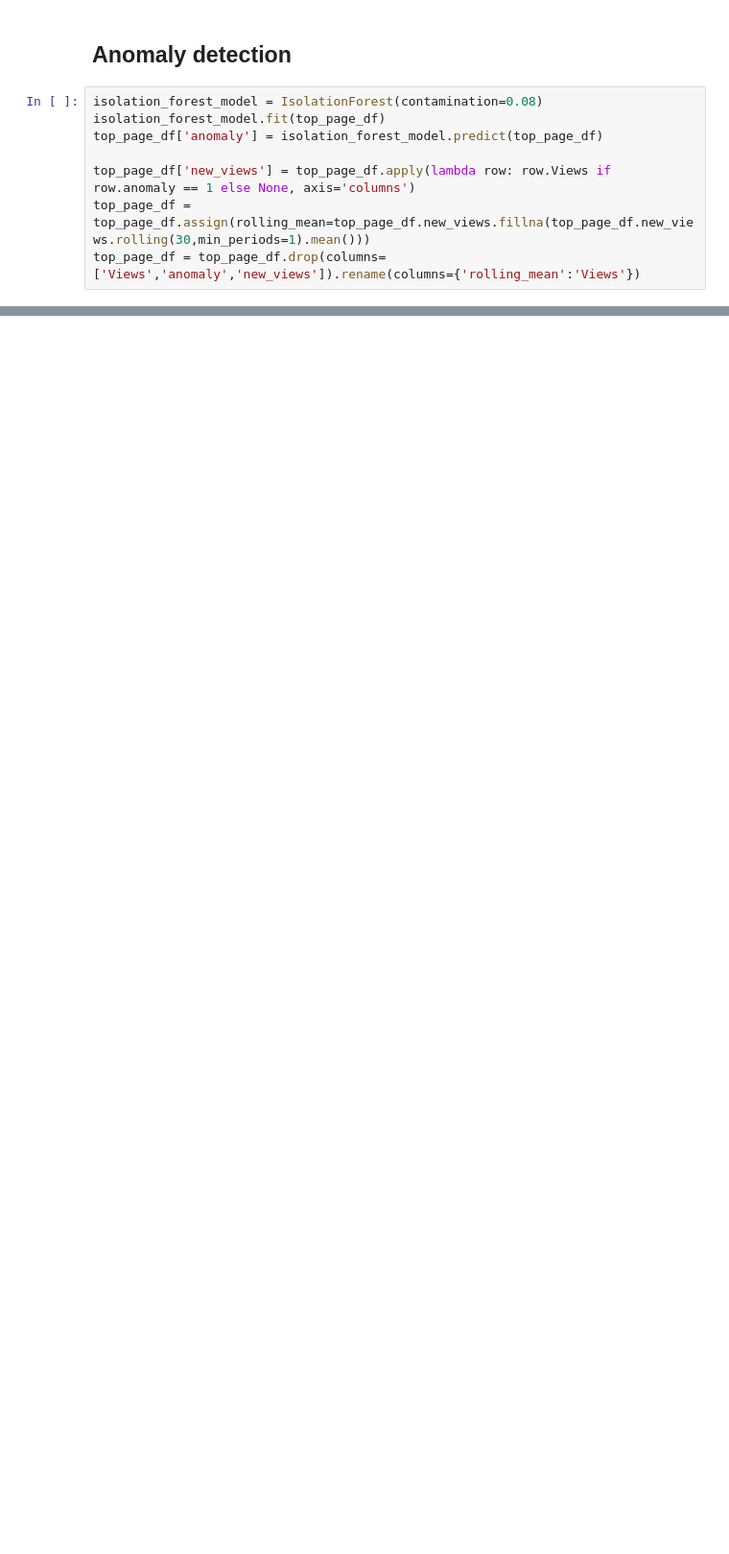
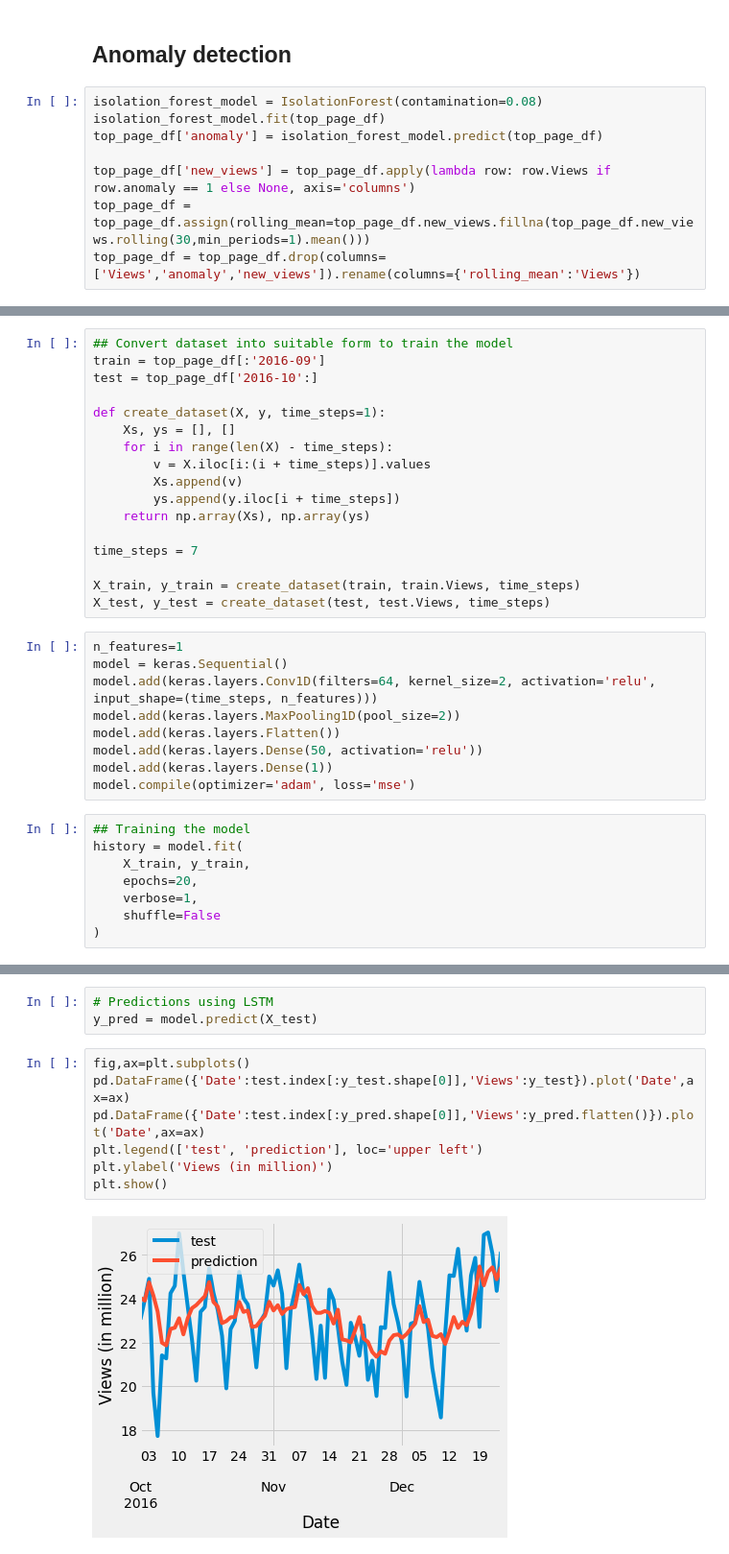
Before and after one commit to Subikshaa/Time-Series-Forecasting-on-Web-Traffic-Dataset, a Jupyter notebook: forecast_CNN.ipynb, the cells around one changed output, grey strips where cells are left out. Shown at 96% size. Cells and saved outputs as stored; diff of their text form; blank space fills up the shorter version.

Commit message:
Time series forecasting using CNN

```diff
--- a/forecast_CNN.ipynb
+++ b/forecast_CNN.ipynb
@@ -46,0 +51,34 @@ test = top_page_df['2016-10':]
+# %%
+## Convert dataset into suitable form to train the model
+train = top_page_df[:'2016-09']
+test = top_page_df['2016-10':]
+
+def create_dataset(X, y, time_steps=1):
+    Xs, ys = [], []
+    for i in range(len(X) - time_steps):
+        v = X.iloc[i:(i + time_steps)].values
+        Xs.append(v)
+        ys.append(y.iloc[i + time_steps])
+    return np.array(Xs), np.array(ys)
+
+time_steps = 7
+
+X_train, y_train = create_dataset(train, train.Views, time_steps)
+X_test, y_test = create_dataset(test, test.Views, time_steps)
+# %%
+n_features=1
+model = keras.Sequential()
+model.add(keras.layers.Conv1D(filters=64, kernel_size=2, activation='relu', input_shape=(time_steps, n_features)))
+model.add(keras.layers.MaxPooling1D(pool_size=2))
+model.add(keras.layers.Flatten())
+model.add(keras.layers.Dense(50, activation='relu'))
+model.add(keras.layers.Dense(1))
+model.compile(optimizer='adam', loss='mse')
+# %%
+## Training the model
+history = model.fit(
+    X_train, y_train,
+    epochs=20,
+    verbose=1,
+    shuffle=False
+)
@@ -46,0 +103,12 @@ test = top_page_df['2016-10':]
+# %%
+# Predictions using LSTM
+y_pred = model.predict(X_test)
+# %%
+fig,ax=plt.subplots()
+pd.DataFrame({'Date':test.index[:y_test.shape[0]],'Views':y_test}).plot('Date',ax=ax)
+pd.DataFrame({'Date':test.index[:y_pred.shape[0]],'Views':y_pred.flatten()}).plot('Date',ax=ax)
+plt.legend(['test', 'prediction'], loc='upper left')
+plt.ylabel('Views (in million)')
+plt.show()
+# %% [output]
+[figure, added]
```
Also changed, not shown: parts of 5 cells of this notebook.
